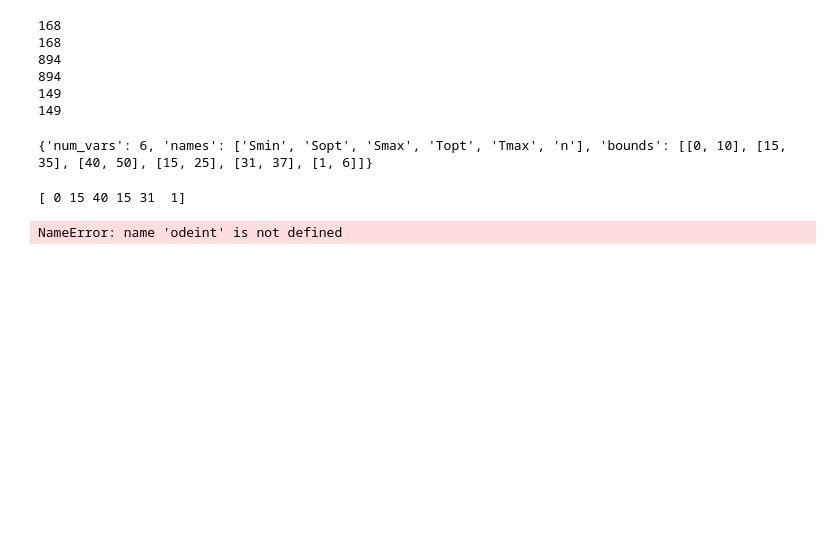
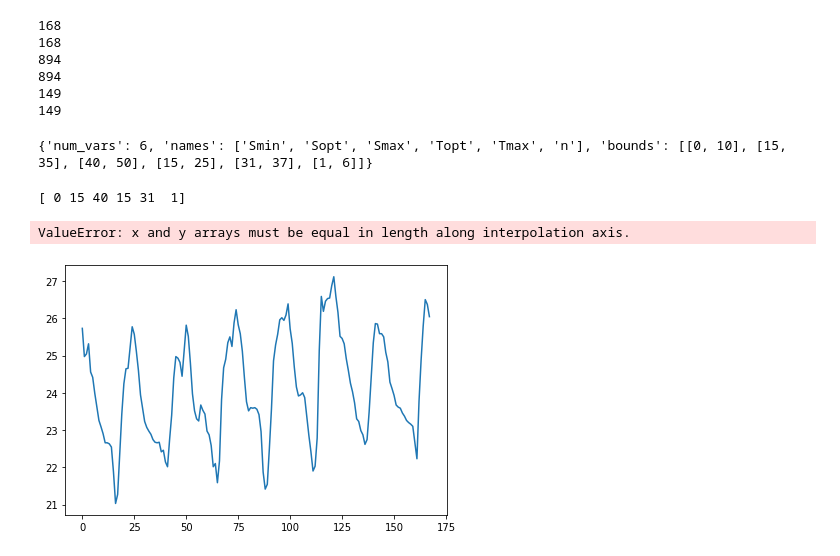
Before and after one commit to meironz/Meiron_model, a Jupyter notebook: notebooks/brine_calibration.ipynb, the cells around one changed output. Cells and saved outputs as stored; diff of their text form; code cells hidden in the pictures; blank space fills up the shorter version.

```diff
--- a/notebooks/brine_calibration.ipynb
+++ b/notebooks/brine_calibration.ipynb
@@ -241,8 +216,8 @@ def Bottles_IMS(t, y, Nintcrit,Nintmax,Nintmin,Vmax,Ks,KN,miu,S,Z,KI,K0,Ka,Topt,
 # evaluate_model1 = []
 # evaluate_model2 = []
 
-
-# returns = [1, 2]
+#  two repetitions of the experiment
+repetitions = 2
 
 # w = 0
 
@@ -263,27 +238,28 @@ def residual(X):
     Errors, RMSRE_m = [], []
     Errors, RMSRE_Nint = [], []
     RMSRE_m_all, RMSRE_Nint_all = [],[]
-    returns = [1, 2]
 
     # model simulation
-    for k in returns:
+    for k in range(repetitions):
         Square_Errors_m = []
         Square_Errors_Nint = []
 
-        t0 = t0_all[k-1]
-        t = list(range(t0,tf_all[k-1]))
+        t = list(range(t0_all[0], tf_all[0]))
 
         # T Data
-        TV_reduced = TV_average[k-1][0:len(t)]
+        TV_reduced = TV_average[k]
         f1 = interpolate.interp1d(t, TV_reduced,kind = 'linear')
 
+        plt.figure()
+        plt.plot(t,f1(t))
+
         # I Data
-        IV_reduced = IV_average[k-1][0:len(t)]
+        IV_reduced = IV_average[k][0:len(t)]
         f0 = interpolate.interp1d(t, IV_reduced,kind = 'linear')
 
-        xlabels = xlabels_all[k-1]
+        xlabels = xlabels_all[k]
 
-        for j in range(len(mi_all[k-1])):
+        for j in range(len(mi_all[k])):
             #print('j = ' + str(j))
 
             # calculate and plot model results for each initial condition
@@ -292,10 +268,10 @@ def residual(X):
                 NEXT, NINT, M, T = [],[],[],[]
 
                 line = '--'
-                S = S_all[k-1][j]
-                m0 = 0.15 * mi_all[k-1][j]
-                Nint0 = Nint0_all[k-1][j]
-                d = d_all[k-1][j]
+                S = S_all[k][j]
+                m0 = 0.15 * mi_all[k][j]
+                Nint0 = Nint0_all[k][j]
+                d = d_all[k][j]
                 Next0 = Next00 / (1 + d)
                 x0 = n_reactors*[Next0, Nint0, m0]
 
@@ -306,7 +282,7 @@ def residual(X):
 
 
                 # solve the ODEs using the new syntax
-                y = odeint(Bottles_IMS, x0, t, args=args, printmessg=0,hmax=.1)
+                y = odeint(Bottles_IMS, x0, t[:-1], args=args, printmessg=0,hmax=.1)
 
                 # take the solution of the state variables:
                 NEXT.append(y[:, 0]/1000*62)
@@ -323,7 +299,7 @@ def residual(X):
             # m error
 
             final_m = round(M[-1][-1],2)
-            measured_m = round(mf_real[k-1][j],2)
+            measured_m = round(mf_real[k][j],2)
             error_m = round((measured_m - final_m/0.15) / measured_m,3)
             square_error_m = error_m**2
             Square_Errors_m.append(square_error_m)
@@ -333,17 +309,14 @@ def residual(X):
 
             final_Nint = round(NINT [-1][-1],2)
 
-            if Nintf_exps[k-1][j] == j + 2: # ignoring samples without Nintf measurement
-                measured_Nint = round(Nintf_real[k-1][j],2)
+            if Nintf_exps[k][j] == j + 2: # ignoring samples without Nintf measurement
+                measured_Nint = round(Nintf_real[k][j],2)
                 error_Nint = round((measured_Nint - final_Nint) / measured_Nint,3)
                 square_error_Nint = error_Nint**2
                 Square_Errors_Nint.append(square_error_Nint)
                 RMSRE_Nint_all.append((square_error_Nint))
 
-            plt.tight_layout()
-
-        Square_Errors_m,Square_Errors_Nint = [],[]
-
+            # plt.tight_layout()
         ...
         ...
 
@@ -365,9 +338,10 @@ from scipy.optimize import minimize
 
 param_values = np.array(problem['bounds']).T.squeeze()
 print(param_values[0,:])
-
-
-sol = minimize(residual,param_values[0,:],bounds=bounds,method='SLSQP')
 # %% [output]
 [ 0 15 40 15 31  1]
-NameError: name 'odeint' is not defined
+# %%
+residual(param_values[0,:])
+# %% [output]
+ValueError: x and y arrays must be equal in length along interpolation axis.
+[figure, added]
```
Also changed, not shown: parts of 6 cells of this notebook, 2 other files.
